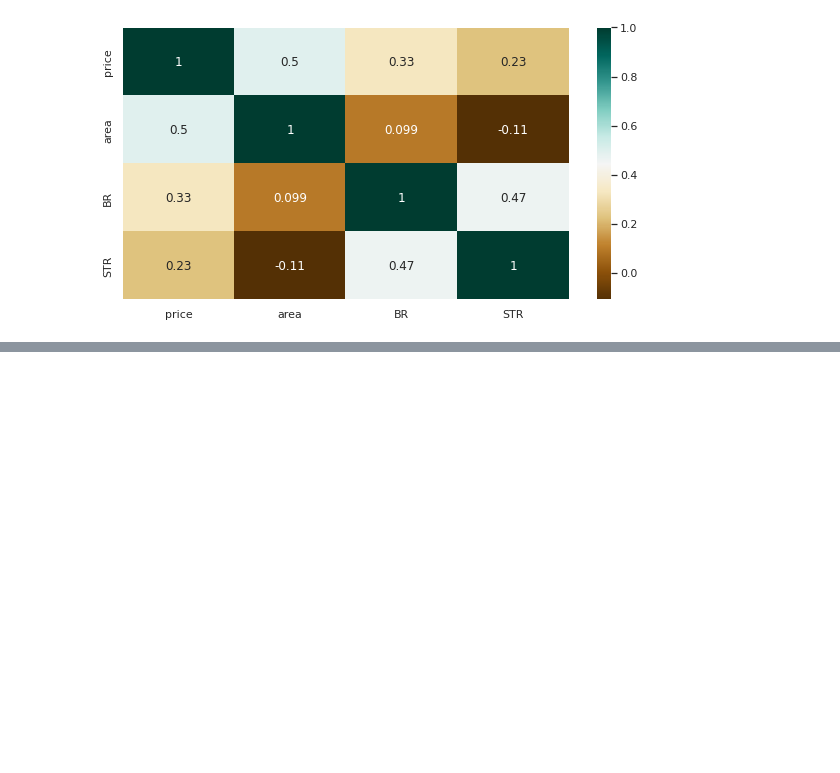
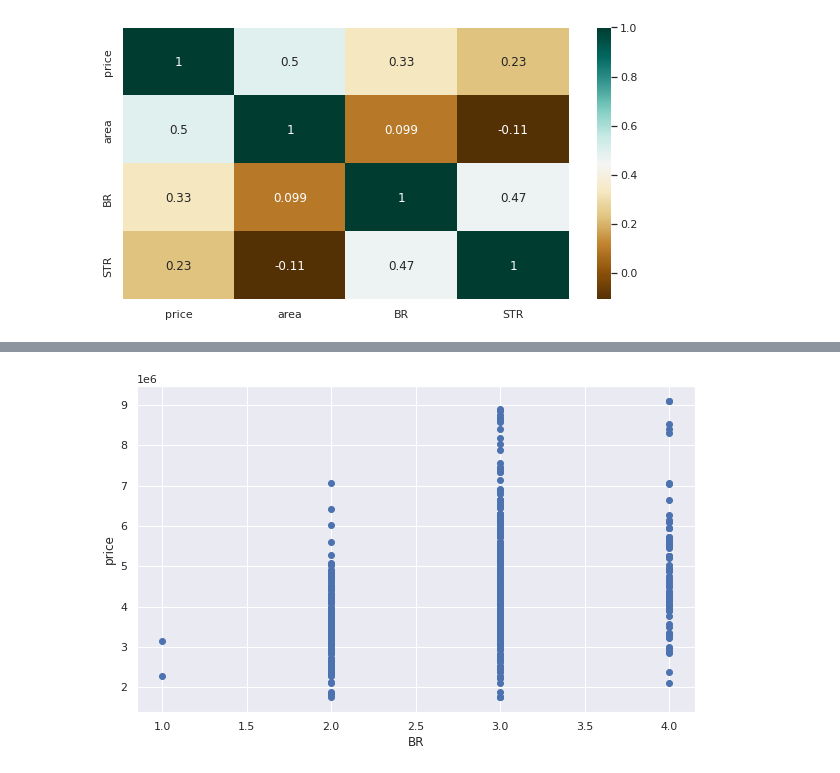
Before and after one commit to gitmccoyabrasaldo/Elective2-MachineLearning, a Jupyter notebook: Exploratory_data_Analysis.ipynb, the cells around one changed output, grey strips where cells are left out. Saved outputs shown, nothing was run; the diff lists cells and outputs as text; code cells hidden in the pictures; blank space fills up the shorter version.

```diff
--- a/Exploratory_data_Analysis.ipynb
+++ b/Exploratory_data_Analysis.ipynb
@@ -474,0 +492,8 @@ c
+# %%
+fig, ax = plt.subplots(figsize=(10,6))
+ax.scatter(df['BR'], df['price'])
+ax.set_xlabel('BR')
+ax.set_ylabel('price')
+plt.show()
+# %% [output]
+[figure, added]
```
Also changed, not shown: parts of 3 cells of this notebook.
